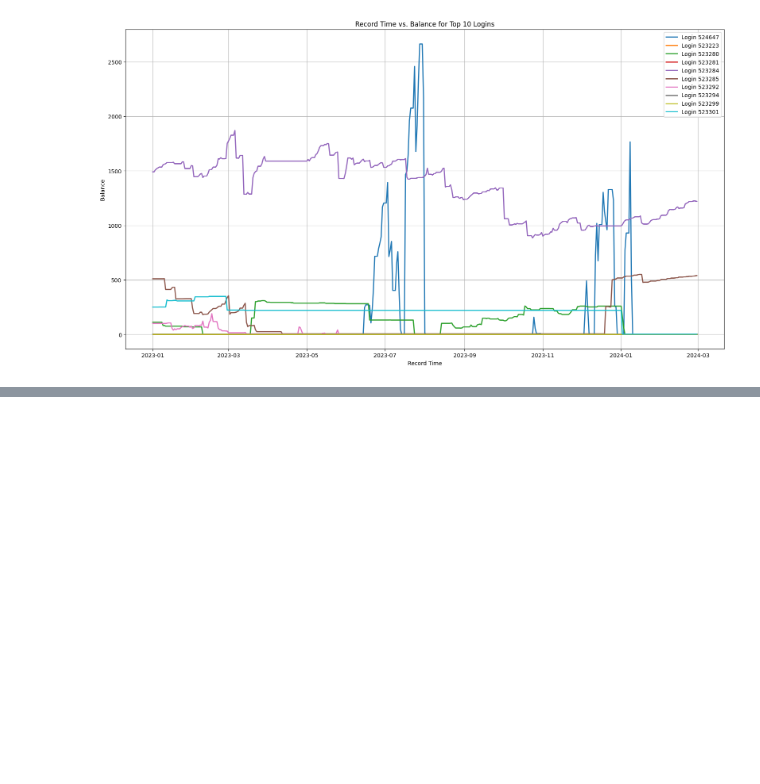
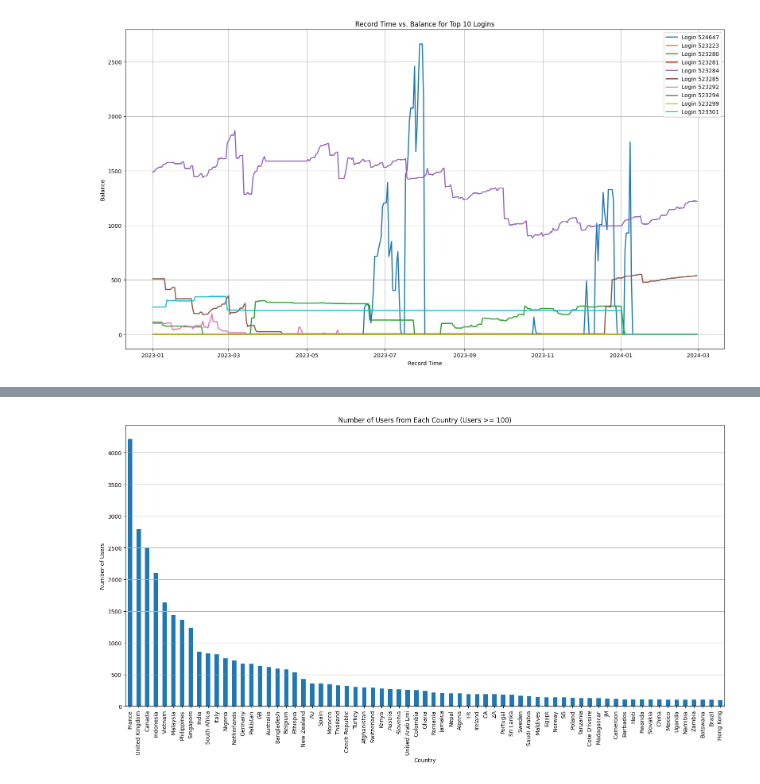
Before and after one commit to CommonCrayon/CapstoneProject, a Jupyter notebook: DataExploration.ipynb, the cells around one changed output, grey strips where cells are left out. Drawn from its saved outputs; the diff is of its cells as text; code cells hidden in the pictures; blank space fills up the shorter version.

```diff
--- a/DataExploration.ipynb
+++ b/DataExploration.ipynb
@@ -76,0 +81,7 @@ plt.show()
+# %%
+# Load Excel file into a DataFrame
+df_login = pd.read_csv("Dataset\login.csv")
+
+# Display DataFrame (table)
+print(f"Number of Data Entries: {len(df_login)}")
+df_login.head()
@@ -76,0 +96,21 @@ plt.show()
+# %%
+# Count occurrences of each country
+country_counts = df_login['country'].value_counts()
+
+# Filter out countries with fewer than 100 occurrences
+country_counts_filtered = country_counts[country_counts >= 100]
+
+# Plot the counts
+plt.figure(figsize=(16, 9))
+country_counts_filtered.plot(kind='bar')
+plt.title('Number of Users from Each Country (Users >= 100)')
+plt.xlabel('Country')
+plt.ylabel('Number of Users')
+plt.xticks(rotation=90)
+plt.grid(axis='y')
+
+# Show plot
+plt.tight_layout()
+plt.show()
+# %% [output]
+[figure, added]
```
Also changed, not shown: parts of 5 cells of this notebook.
